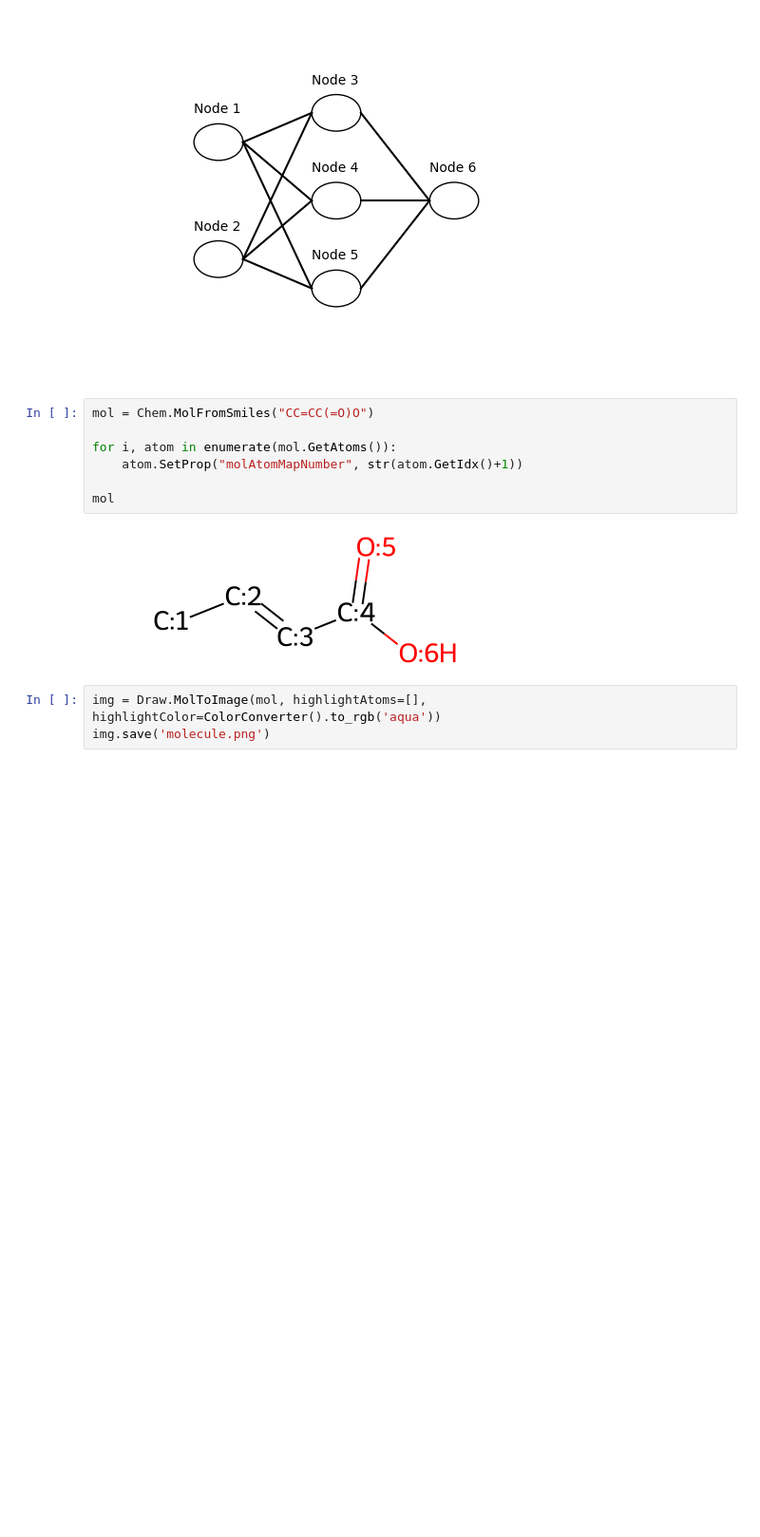
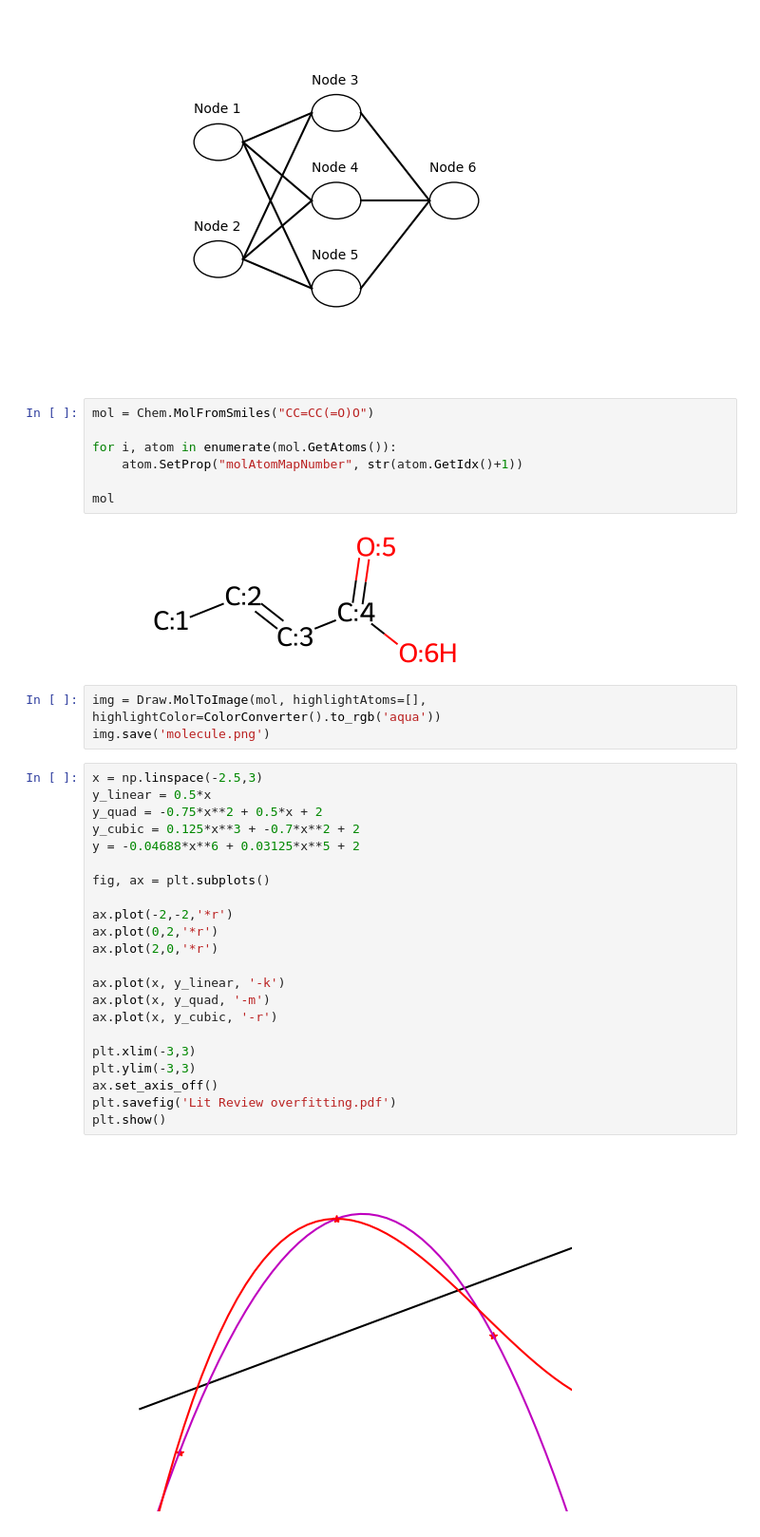
Before and after one commit to Zackary-Overend/MSc, a Jupyter notebook: LitReviewFigures.ipynb, the cells around one changed output. Shown: that part at 95% size. Cells and saved outputs as stored; diff of their text form; blank space fills up the shorter version.

Commit message:
Figure generation for overfitting for literature review

```diff
--- a/LitReviewFigures.ipynb
+++ b/LitReviewFigures.ipynb
@@ -63,3 +63,27 @@ mol
 # %%
 img = Draw.MolToImage(mol, highlightAtoms=[], highlightColor=ColorConverter().to_rgb('aqua'))
 img.save('molecule.png')
+# %%
+x = np.linspace(-2.5,3)
+y_linear = 0.5*x
+y_quad = -0.75*x**2 + 0.5*x + 2
+y_cubic = 0.125*x**3 + -0.7*x**2 + 2
+y = -0.04688*x**6 + 0.03125*x**5 + 2
+
+fig, ax = plt.subplots()
+
+ax.plot(-2,-2,'*r')
+ax.plot(0,2,'*r')
+ax.plot(2,0,'*r')
+
+ax.plot(x, y_linear, '-k')
+ax.plot(x, y_quad, '-m')
+ax.plot(x, y_cubic, '-r')
+
+plt.xlim(-3,3)
+plt.ylim(-3,3)
+ax.set_axis_off()
+plt.savefig('Lit Review overfitting.pdf')
+plt.show()
+# %% [output]
+[figure, added]
```
Also changed, not shown: 1 other file.
